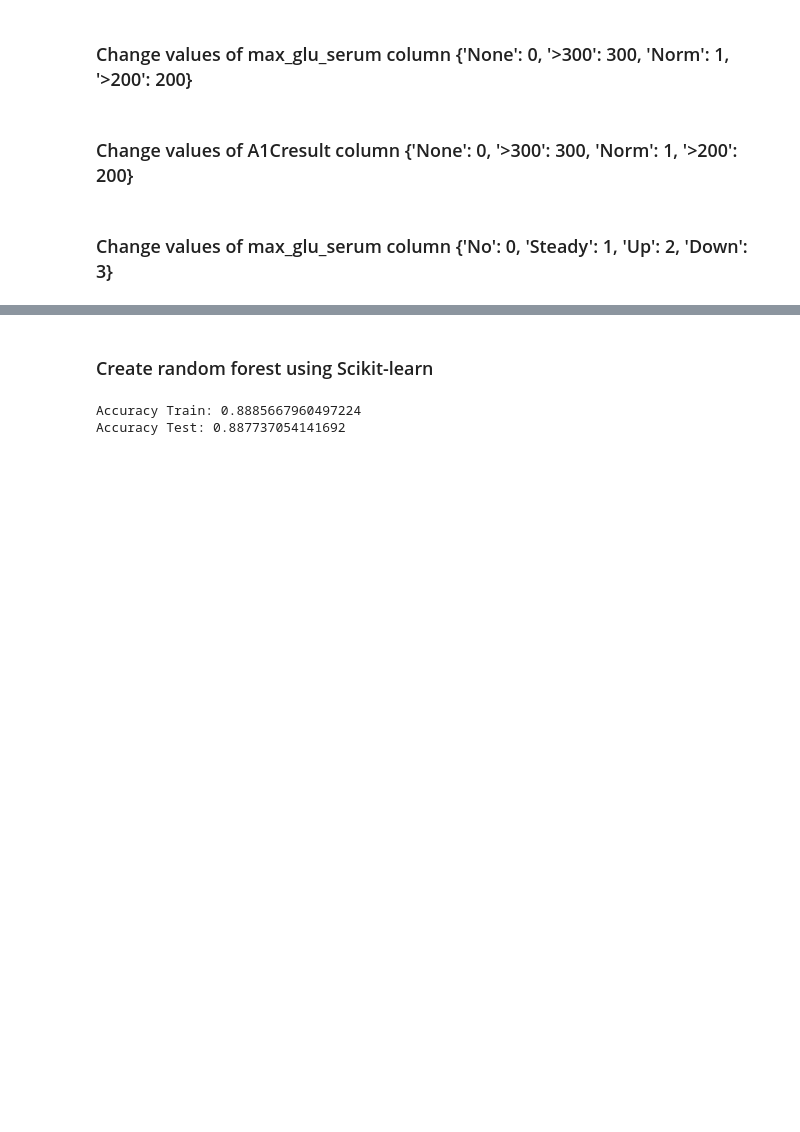
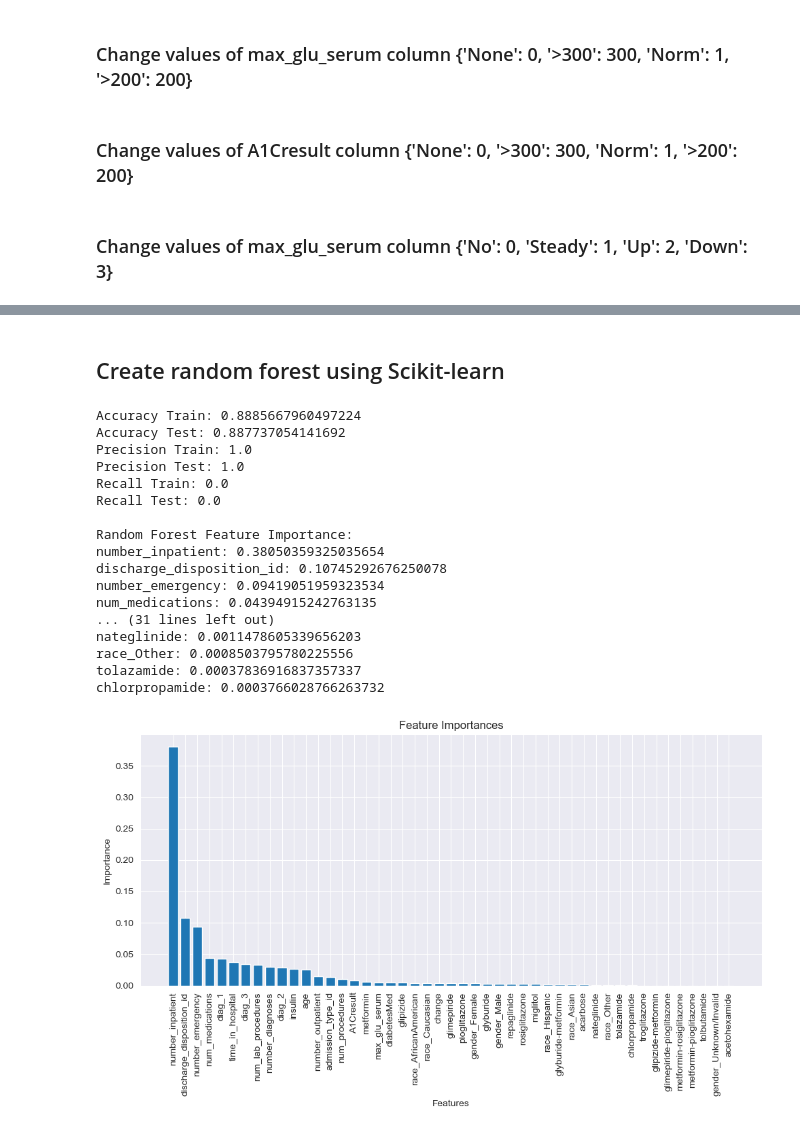
Before and after one commit to BerlinTheWall/ML-decision-tree, a Jupyter notebook: Assignment4.ipynb, the cells around one changed output, grey strips where cells are left out. Cells and saved outputs as stored; diff of their text form; code cells hidden in the pictures; blank space fills up the shorter version.

```diff
--- a/Assignment4.ipynb
+++ b/Assignment4.ipynb
@@ -303,21 +354,71 @@ Accuracy: 0.8868035766925421
 # %% [markdown]
-### Create random forest using Scikit-learn
+## Create random forest using Scikit-learn
 # %%
 # Creating a Random Forest classifier
 rf_classifier = RandomForestClassifier(n_estimators=100, max_depth=100, max_leaf_nodes=50)
 
 # Fitting the model on the training data
 rf_classifier.fit(x_train, y_train)
 
 # Predicting on the test data
 y_prediction_train = rf_classifier.predict(x_train)
 y_prediction_test = rf_classifier.predict(x_test)
 
 # Evaluating the model
 accuracy = accuracy_score(y_train, y_prediction_train)
 print("Accuracy Train:", accuracy)
 accuracy = accuracy_score(y_test, y_prediction_test)
 print("Accuracy Test:", accuracy)
+
+# Calculating precision and recall
+precision_train = precision_score(y_train, y_prediction_train, zero_division=1)
+precision_test = precision_score(y_test, y_prediction_test, zero_division=1)
+recall_train = recall_score(y_train, y_prediction_train, zero_division=1)
+recall_test = recall_score(y_test, y_prediction_test, zero_division=1)
+
+print("Precision Train:", precision_train)
+print("Precision Test:", precision_test)
+print("Recall Train:", recall_train)
+print("Recall Test:", recall_test)
+
+# Get feature importance and sort
+rf_feature_importance = rf_classifier.feature_importances_
+sorted_rf_indices = rf_feature_importance.argsort()[::-1]
+
+# Print sorted feature importance
+print("\nRandom Forest Feature Importance:")
+for i in sorted_rf_indices:
+    if rf_feature_importance[i] != 0:
+        print(f"{X.columns[i]}: {rf_feature_importance[i]}")
+
+# Sort feature importance and corresponding feature names
+sorted_features = X.columns[sorted_rf_indices]
+
+# Create a bar plot
+plt.figure(figsize=(10, 6))
+plt.bar(range(len(rf_feature_importance)), rf_feature_importance[sorted_rf_indices])
+plt.xticks(range(len(rf_feature_importance)), sorted_features, rotation='vertical')
+plt.xlabel('Features')
+plt.ylabel('Importance')
+plt.title('Feature Importances')
+plt.tight_layout()
+plt.show()
 # %% [output]
 Accuracy Train: 0.8885667960497224
 Accuracy Test: 0.887737054141692
+Precision Train: 1.0
+Precision Test: 1.0
+Recall Train: 0.0
+Recall Test: 0.0
+
+Random Forest Feature Importance:
+number_inpatient: 0.38050359325035654
+discharge_disposition_id: 0.10745292676250078
+number_emergency: 0.09419051959323534
+num_medications: 0.04394915242763135
+... (31 lines left out)
+nateglinide: 0.0011478605339656203
+race_Other: 0.0008503795780225556
+tolazamide: 0.00037836916837357337
+chlorpropamide: 0.0003766028766263732
+[figure, added]
```
Also changed, not shown: parts of 4 cells of this notebook.
